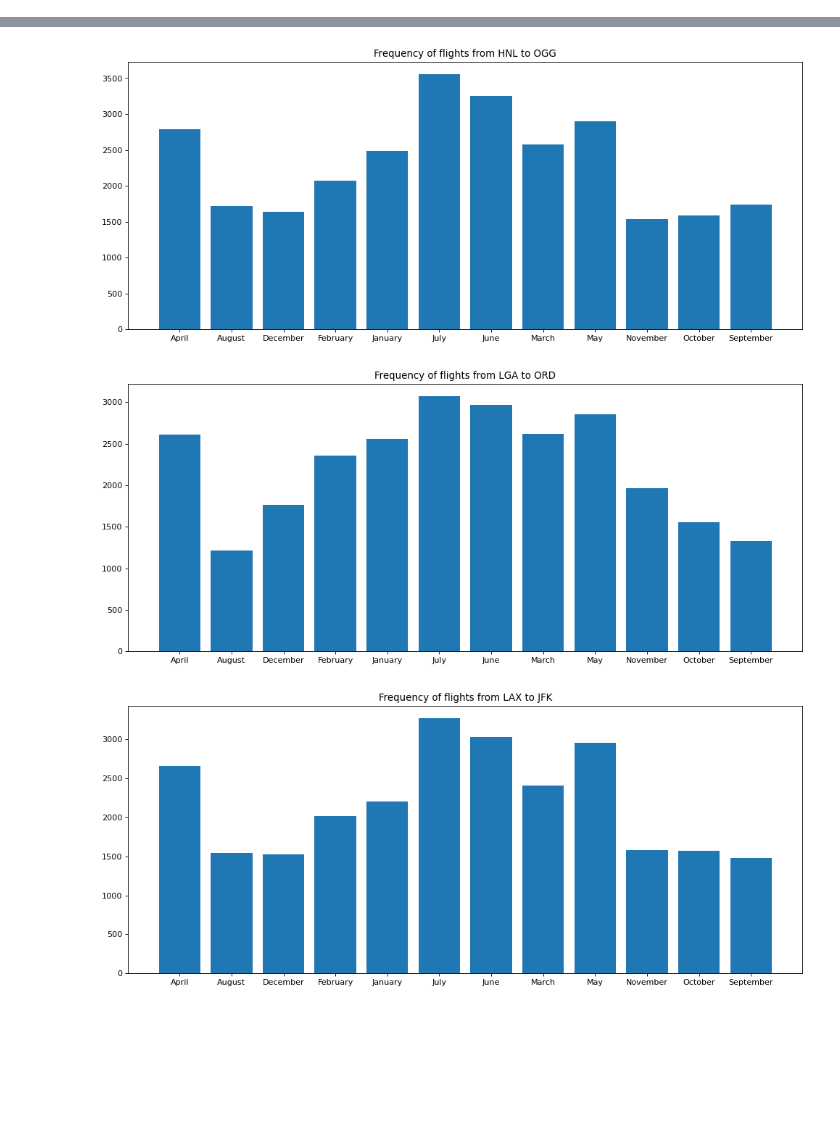
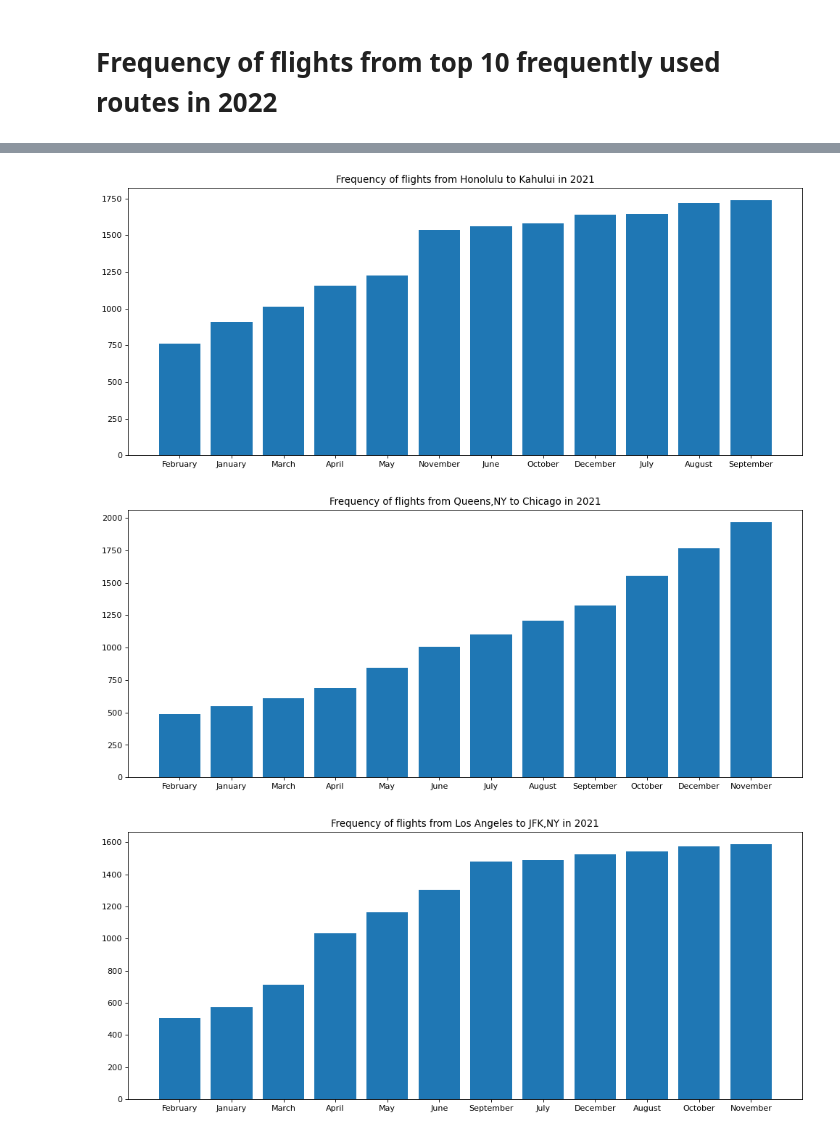
Before and after one commit to billodalroy/flight-delay-prediction, a Jupyter notebook: Final_project_analysis-V2.ipynb, the cells around one changed output, grey strips where cells are left out. Saved outputs shown, nothing was run; the diff lists cells and outputs as text; code cells hidden in the pictures; blank space fills up the shorter version.

Commit message:
Updated frequency of flights

```diff
--- a/Final_project_analysis-V2.ipynb
+++ b/Final_project_analysis-V2.ipynb
@@ -25,7 +25,7 @@ top_10_routes=pd.read_sql_query(sql,con=conn).loc[:,['Source',"Destination"]]
 # %%
 top_10_routes=tuple(top_10_routes.values)
 # %%
-def get_route(route):
+def get_route(route,year):
     sql=f'''
         WITH TIME_TABLE AS
         (
@@ -44,10 +44,11 @@ def get_route(route):
                 WHEN strftime('%m', FlightDate) = '11' THEN 'November'
                 WHEN strftime('%m', FlightDate) = '12' THEN 'December'
             END FlightDate,
+            strftime('%Y', FlightDate) AS Year,
             Source,Destination
             FROM flights F
             INNER JOIN routes r ON r.RouteID=F.RouteID
-            WHERE Source='{top_10_routes[route][0]}' AND Destination='{top_10_routes[route][1]}'
+            WHERE Source='{top_10_routes[route][0]}' AND Destination='{top_10_routes[route][1]}' AND Year='{year}'
         )
         SELECT *,COUNT(*)freq FROM TIME_TABLE
         GROUP BY FlightDate
@@ -56,20 +62,25 @@ def get_route(route):
+# %% [markdown]
+# Frequency of flights from top 10 frequently used routes in 2022
 # %%
 for i in range(20):
 
     if i%2==0:
-        sql,source,dest=get_route(i)
+        sql,source,dest=get_route(i,2021)
         route1=pd.read_sql_query(sql,con=conn)
         route1_name=route1.loc[:,"Source"].values[0]
     else:
-        sql,source,dest=get_route(i)
+        sql,source,dest=get_route(i,2021)
         route2=pd.read_sql_query(sql,con=conn)
         route2_name=route2.loc[:,"Source"].values[0]
 
         route_comb=pd.concat([route1,route2])
         sum_df=route_comb.groupby("FlightDate").sum("freq")
+        dat=sorted(list(zip(sum_df.index,sum_df['freq'].values)),key=lambda x:x[1])
+        month=list(map(lambda x:x[0],dat))
+        freq=list(map(lambda x:x[1],dat))
         figure(figsize=(15, 6), dpi=80)
 
-        plt.bar(sum_df.index,su['freq'].values)
-        plt.title(f"Frequency of flights from {route1_name} to {route2_name}")
+        plt.bar(month,freq)
+        plt.title(f"Frequency of flights from {airports[route1_name]} to {airports[route2_name]} in 2021")
         plt.show()
 # %% [output]
@@ -78,3 +89,3 @@ for i in range(20):
-[figure, old version]
+[figure, new version]
-[figure, old version]
+[figure, new version]
-[figure, old version]
+[figure, new version]
```
Also changed, not shown: parts of 6 cells of this notebook.
